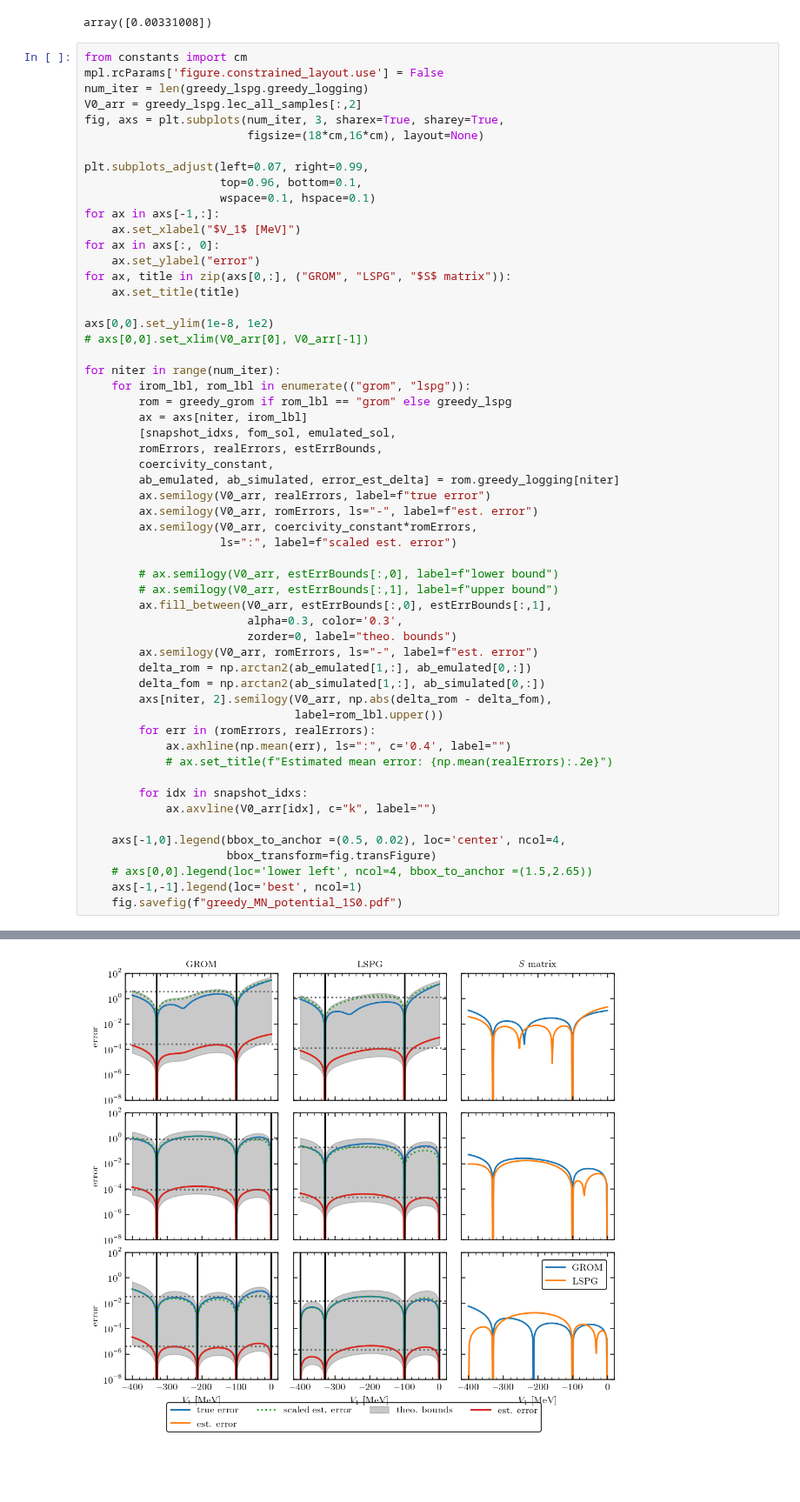
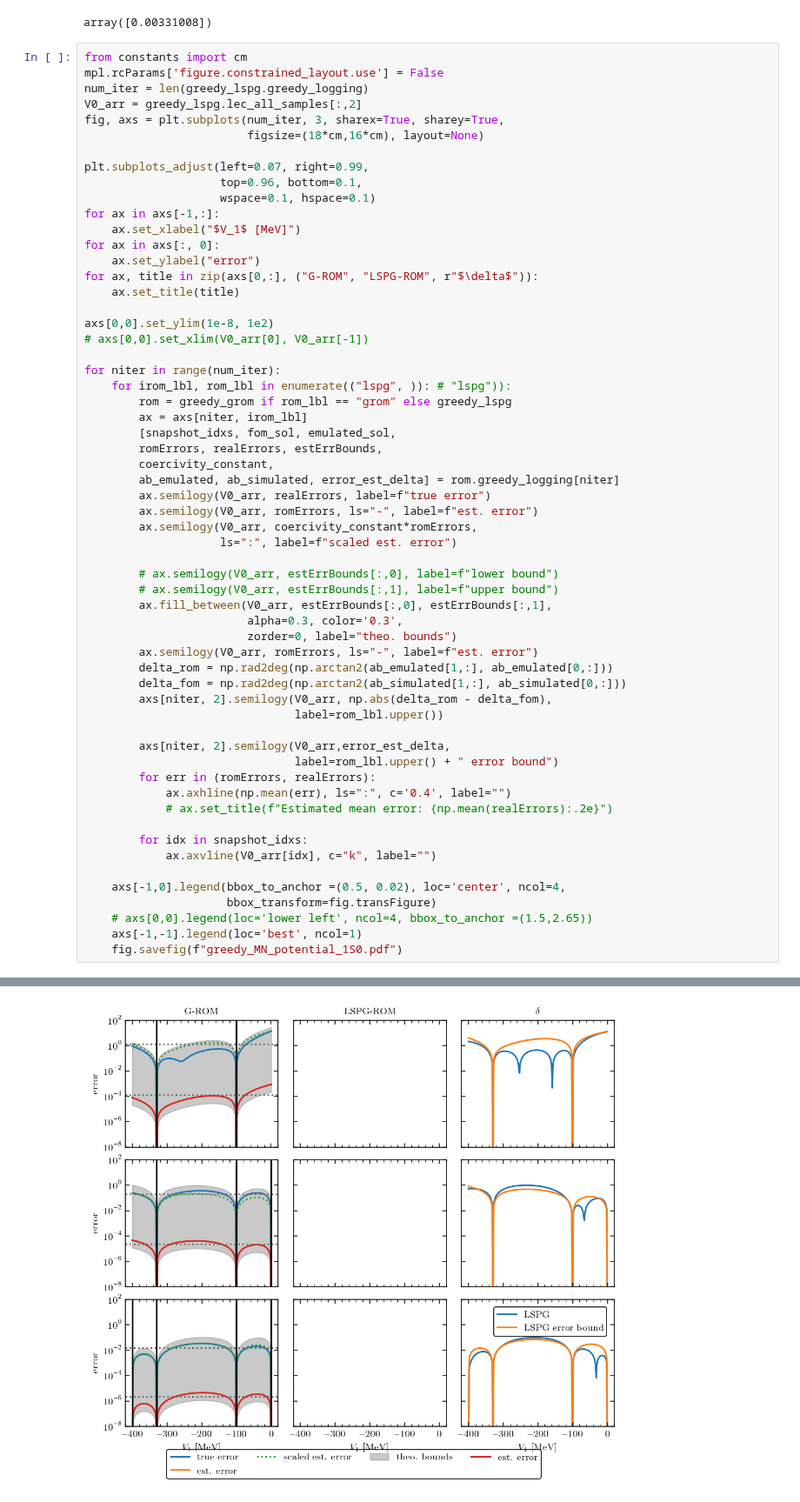
Before and after one commit to buqeye/cs_greedy_emulator, a Jupyter notebook: minnesota.ipynb, the cells around one changed output, grey strips where cells are left out. Shown at 87% size. Drawn from its saved outputs; the diff is of its cells as text; blank space fills up the shorter version.

```diff
--- a/minnesota.ipynb
+++ b/minnesota.ipynb
@@ -302,14 +302,14 @@ for ax in axs[-1,:]:
     ax.set_xlabel("$V_1$ [MeV]")
 for ax in axs[:, 0]:
     ax.set_ylabel("error")
-for ax, title in zip(axs[0,:], ("GROM", "LSPG", "$S$ matrix")):
+for ax, title in zip(axs[0,:], ("G-ROM", "LSPG-ROM", r"$\delta$")):
     ax.set_title(title)
 
 axs[0,0].set_ylim(1e-8, 1e2)
 # axs[0,0].set_xlim(V0_arr[0], V0_arr[-1])
 
 for niter in range(num_iter):
-    for irom_lbl, rom_lbl in enumerate(("grom", "lspg")):
+    for irom_lbl, rom_lbl in enumerate(("lspg", )): # "lspg")):
         rom = greedy_grom if rom_lbl == "grom" else greedy_lspg
         ax = axs[niter, irom_lbl]
         [snapshot_idxs, fom_sol, emulated_sol,
@@ -319,33 +319,36 @@ for niter in range(num_iter):
         ax.semilogy(V0_arr, realErrors, label=f"true error")
         ax.semilogy(V0_arr, romErrors, ls="-", label=f"est. error")
         ax.semilogy(V0_arr, coercivity_constant*romErrors,
                     ls=":", label=f"scaled est. error")
 
         # ax.semilogy(V0_arr, estErrBounds[:,0], label=f"lower bound")
         # ax.semilogy(V0_arr, estErrBounds[:,1], label=f"upper bound")
         ax.fill_between(V0_arr, estErrBounds[:,0], estErrBounds[:,1],
                         alpha=0.3, color='0.3',
                         zorder=0, label="theo. bounds")
         ax.semilogy(V0_arr, romErrors, ls="-", label=f"est. error")
-        delta_rom = np.arctan2(ab_emulated[1,:], ab_emulated[0,:])
-        delta_fom = np.arctan2(ab_simulated[1,:], ab_simulated[0,:])
+        delta_rom = np.rad2deg(np.arctan2(ab_emulated[1,:], ab_emulated[0,:]))
+        delta_fom = np.rad2deg(np.arctan2(ab_simulated[1,:], ab_simulated[0,:]))
         axs[niter, 2].semilogy(V0_arr, np.abs(delta_rom - delta_fom),
                                label=rom_lbl.upper())
+
+        axs[niter, 2].semilogy(V0_arr,error_est_delta,
+                               label=rom_lbl.upper() + " error bound")
         for err in (romErrors, realErrors):
             ax.axhline(np.mean(err), ls=":", c='0.4', label="")
             # ax.set_title(f"Estimated mean error: {np.mean(realErrors):.2e}")
 
         for idx in snapshot_idxs:
             ax.axvline(V0_arr[idx], c="k", label="")
 
     axs[-1,0].legend(bbox_to_anchor =(0.5, 0.02), loc='center', ncol=4,
                      bbox_transform=fig.transFigure)
     # axs[0,0].legend(loc='lower left', ncol=4, bbox_to_anchor =(1.5,2.65))
     axs[-1,-1].legend(loc='best', ncol=1)
     fig.savefig(f"greedy_MN_potential_1S0.pdf")
 # %% [output]
 No artists with labels found to put in legend.  Note that artists whose label start with an underscore are ignored when legend() is called with no argument.
 No artists with labels found to put in legend.  Note that artists whose label start with an underscore are ignored when legend() is called with no argument.
 No artists with labels found to put in legend.  Note that artists whose label start with an underscore are ignored when legend() is called with no argument.
 No artists with labels found to put in legend.  Note that artists whose label start with an underscore are ignored when legend() is called with no argument.
-[figure, old version]
+[figure, new version]
```
Also changed, not shown: parts of 7 cells of this notebook, 1 other file.
